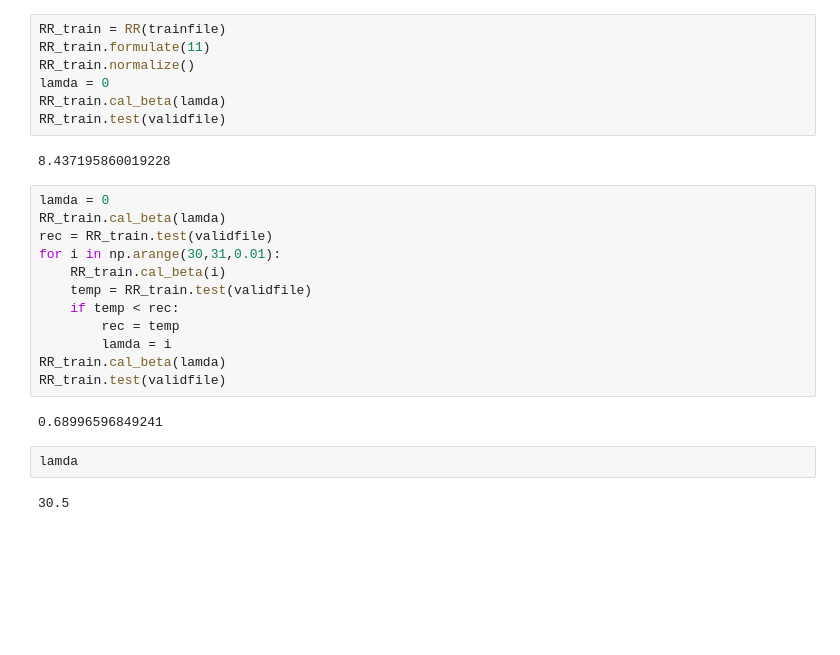
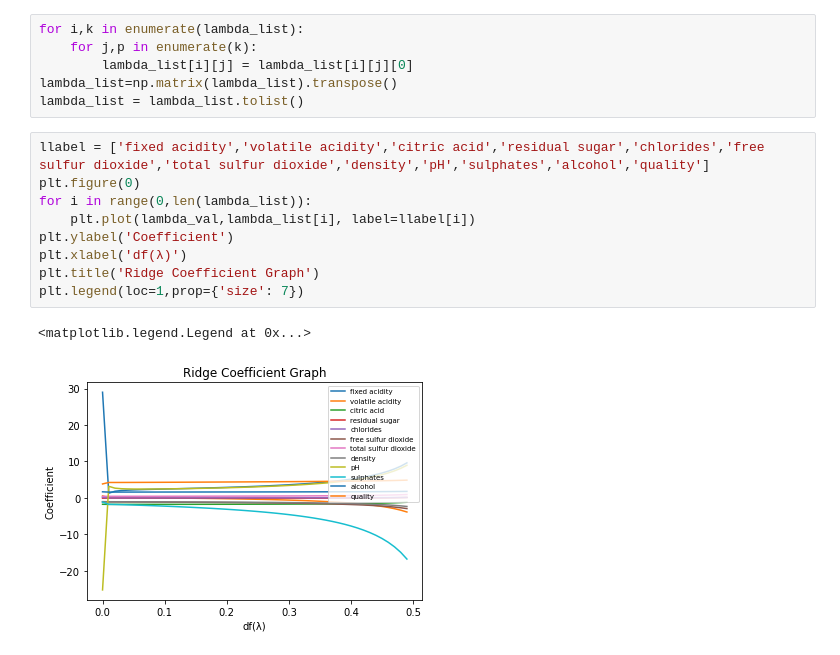
Before and after one commit to Victoooooor/ECE-475-FML, a Jupyter notebook: Linear.ipynb, the cells around one changed output. Drawn from its saved outputs; the diff is of its cells as text; blank space fills up the shorter version.

```diff
--- a/Linear.ipynb
+++ b/Linear.ipynb
@@ -17,27 +40,18 @@ LR_train.test(testfile)
-# %%
-RR_train = RR(trainfile)
-RR_train.formulate(11)
-RR_train.normalize()
-lamda = 0
-RR_train.cal_beta(lamda)
-RR_train.test(validfile)
-# %% [output]
-8.437195860019228
-# %%
-lamda = 0
-RR_train.cal_beta(lamda)
-rec = RR_train.test(validfile)
-for i in np.arange(30,31,0.01):
-    RR_train.cal_beta(i)
-    temp = RR_train.test(validfile)
-    if temp < rec:
-        rec = temp
-        lamda = i
-RR_train.cal_beta(lamda)
-RR_train.test(validfile)
-# %% [output]
-0.68996596849241
-# %%
-lamda
-# %% [output]
-30.5
+# %%
+for i,k in enumerate(lambda_list):
+    for j,p in enumerate(k):
+        lambda_list[i][j] = lambda_list[i][j][0]
+lambda_list=np.matrix(lambda_list).transpose()
+lambda_list = lambda_list.tolist()
+# %%
+llabel = ['fixed acidity','volatile acidity','citric acid','residual sugar','chlorides','free sulfur dioxide','total sulfur dioxide','density','pH','sulphates','alcohol','quality']
+plt.figure(0)
+for i in range(0,len(lambda_list)):
+    plt.plot(lambda_val,lambda_list[i], label=llabel[i])
+plt.ylabel('Coefficient')
+plt.xlabel('df(λ)')
+plt.title('Ridge Coefficient Graph')
+plt.legend(loc=1,prop={'size': 7})
+# %% [output]
+<matplotlib.legend.Legend at 0x...>
+[figure, added]
```
Also changed, not shown: parts of 3 cells of this notebook, 7 other files.
